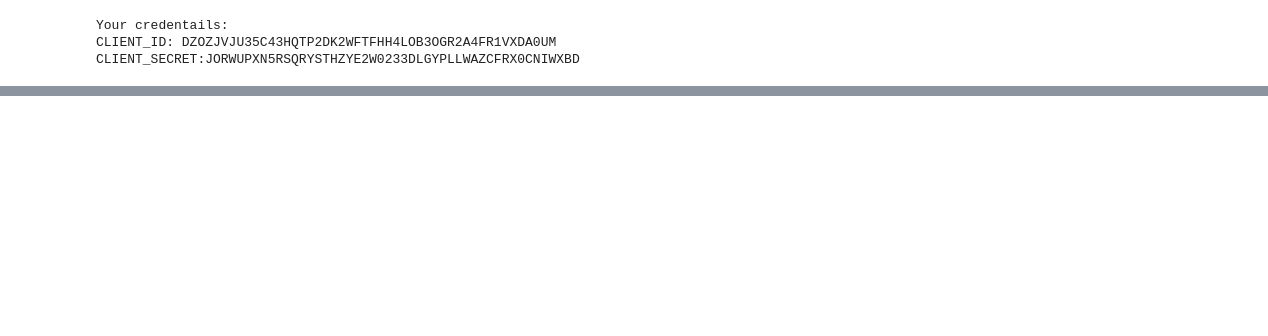
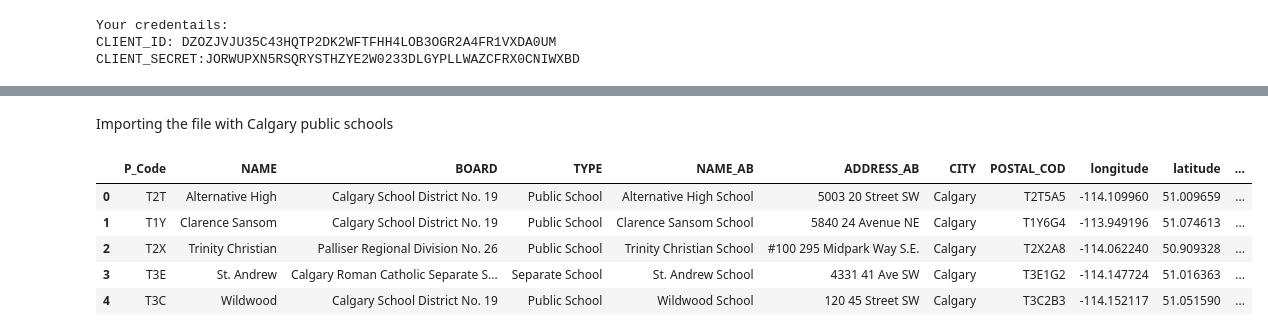
Before and after one commit to vch42754/Repository_for_Capstone, a Jupyter notebook: Assignment_week4.ipynb, the cells around one changed output, grey strips where cells are left out. Cells and saved outputs as stored; diff of their text form; code cells hidden in the pictures; blank space fills up the shorter version.

```diff
--- a/Assignment_week4.ipynb
+++ b/Assignment_week4.ipynb
@@ -65,0 +78,16 @@ CLIENT_SECRET:JORWUPXN5RSQRYSTHZYE2W0233DLGYPLLWAZCFRX0CNIWXBD
+# %% [markdown]
+Importing the file with Calgary public schools
+# %%
+body = client_2601683365d34a23a3ccc6f999e0ef77.get_object(Bucket='capstoneproject-donotdelete-pr-b8xqkx5kjieiq4',Key='school_loc4.csv')['Body']
+# add missing __iter__ method, so pandas accepts body as file-like object
+if not hasattr(body, "__iter__"): body.__iter__ = types.MethodType( __iter__, body )
+
+df_data_18 = pd.read_csv(body)
+df_data_18.head()
+# %% [output]
+|  | P_Code | NAME | BOARD | TYPE | NAME_AB | ADDRESS_AB | CITY | POSTAL_COD | longitude | latitude | ... |
+| 0 | T2T | Alternative High | Calgary School District No. 19 | Public School | Alternative High School | 5003 20 Street SW | Calgary | T2T5A5 | -114.109960 | 51.009659 | ... |
+| 1 | T1Y | Clarence Sansom | Calgary School District No. 19 | Public School | Clarence Sansom School | 5840 24 Avenue NE | Calgary | T1Y6G4 | -113.949196 | 51.074613 | ... |
+| 2 | T2X | Trinity Christian | Palliser Regional Division No. 26 | Public School | Trinity Christian School | #100 295 Midpark Way S.E. | Calgary | T2X2A8 | -114.062240 | 50.909328 | ... |
+| 3 | T3E | St. Andrew | Calgary Roman Catholic Separate S... | Separate School | St. Andrew School | 4331 41 Ave SW | Calgary | T3E1G2 | -114.147724 | 51.016363 | ... |
+| 4 | T3C | Wildwood | Calgary School District No. 19 | Public School | Wildwood School | 120 45 Street SW | Calgary | T3C2B3 | -114.152117 | 51.051590 | ... |
```
Also changed, not shown: parts of 40 cells of this notebook.
